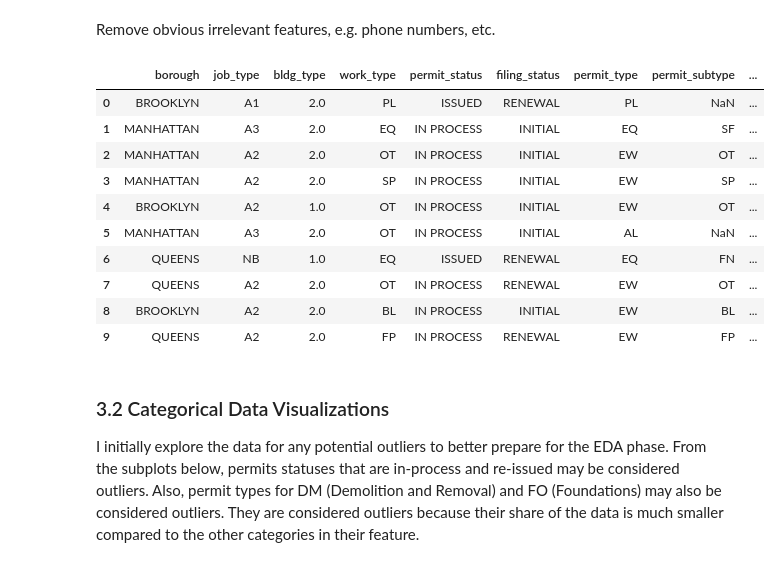
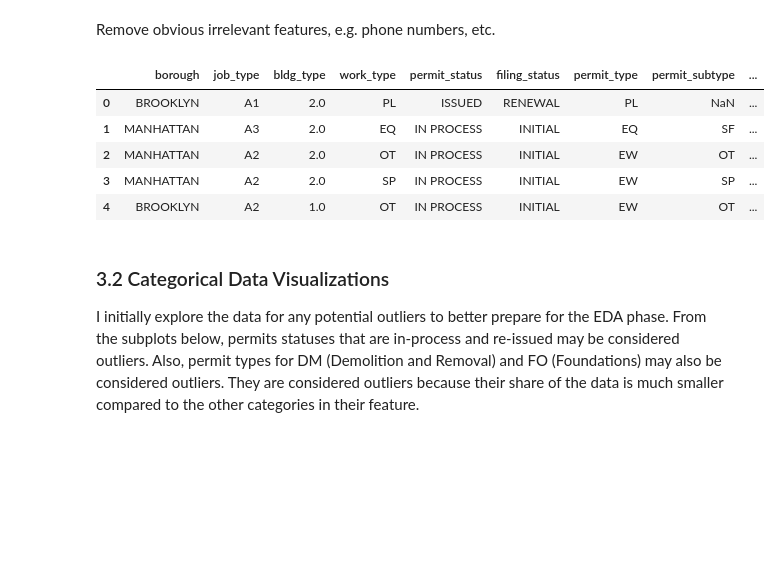
Before and after one commit to dtse91/Springboard, a Jupyter notebook: Capstone 1 Project/Capstone Project 1 Data Wrangling.ipynb, the cells around one changed output. Drawn from its saved outputs; the diff is of its cells as text; code cells hidden in the pictures; blank space fills up the shorter version.

```diff
--- a/Capstone 1 Project/Capstone Project 1 Data Wrangling.ipynb
+++ b/Capstone 1 Project/Capstone Project 1 Data Wrangling.ipynb
@@ -201,7 +201,7 @@ convert_datatype(category_data_types, dtype='category')
 # Convert to DateTime data type
 nyc['filing_date'] = pd.to_datetime(nyc['filing_date'],errors='coerce')
 nyc['issuance_date'] = pd.to_datetime(nyc['issuance_date'],errors='coerce')
-#nyc['expiration_date'] = pd.to_datetime(nyc['expiration_date'],errors='coerce')
+nyc['expiration_date'] = pd.to_datetime(nyc['expiration_date'],errors='coerce')
 nyc.info()
 # %% [output]
 <class 'pandas.core.frame.DataFrame'>
@@ -271,31 +271,18 @@ Luckily, the dependent variable, issue time, has very few NaNs (0.06%). I have d
 # %% [markdown]
 Remove obvious irrelevant features, e.g. phone numbers, etc.
 # %%
-nyc = nyc.drop(['bin_num', 'house_num', 'street_name', 'job_num', 'job_doc_num', 'special_district_1',
-                'special_district_2', 'permit_seq_num', 'oil_gas', 'site_fill', 'permittee_first_name',
-                'permittee_last_name', 'permittee_biz_name', 'permittee_phone_num', 'permittee_license_num',
-                'act_as_superintendent', 'permittee_other_title', 'hic_license', 'site_safety_mgr_first_name',
-                'site_safety_mgr_last_name', 'site_safety_mgr_biz_name', 'superintendent_first_last_name',
-                'superintendent_biz_name', 'owner_biz_type', 'owner_first_name', 'owner_last_name',
-                'owner_house_num', 'owner_house_street', 'owner_house_city', 'owner_house_state',
-                'owner_house_zip', 'owner_phone', 'dob_run_date','self_certification', 'block', 'lot',
-                'community_board', 'zip_code', 'residential', 'owner_biz_name', 'permit_si_num'], axis = 1)
+nyc = nyc.drop(['bin_num', 'house_num', 'street_name', 'job_num', 'job_doc_num', 'special_district_1', 'special_district_2', 'permit_seq_num', 'oil_gas', 'site_fill', 'permittee_first_name', 'permittee_last_name', 'permittee_biz_name', 'permittee_phone_num', 'permittee_license_num', 'act_as_superintendent', 'permittee_other_title', 'hic_license', 'site_safety_mgr_first_name', 'site_safety_mgr_last_name', 'site_safety_mgr_biz_name', 'superintendent_first_last_name', 'superintendent_biz_name', 'owner_biz_type', 'owner_first_name', 'owner_last_name', 'owner_house_num', 'owner_house_street', 'owner_house_city', 'owner_house_state', 'owner_house_zip', 'owner_phone', 'dob_run_date','self_certification', 'block', 'lot','community_board', 'zip_code', 'residential', 'owner_biz_name', 'permit_si_num'], axis = 1)
 # %%
 # View clean dataset
 pd.set_option('display.max_columns', None)
-nyc.head(10)
+nyc.head()
 # %% [output]
 |  | borough | job_type | bldg_type | work_type | permit_status | filing_status | permit_type | permit_subtype | ... |
 | 0 | BROOKLYN | A1 | 2.0 | PL | ISSUED | RENEWAL | PL | NaN | ... |
 | 1 | MANHATTAN | A3 | 2.0 | EQ | IN PROCESS | INITIAL | EQ | SF | ... |
 | 2 | MANHATTAN | A2 | 2.0 | OT | IN PROCESS | INITIAL | EW | OT | ... |
 | 3 | MANHATTAN | A2 | 2.0 | SP | IN PROCESS | INITIAL | EW | SP | ... |
 | 4 | BROOKLYN | A2 | 1.0 | OT | IN PROCESS | INITIAL | EW | OT | ... |
-| 5 | MANHATTAN | A3 | 2.0 | OT | IN PROCESS | INITIAL | AL | NaN | ... |
-| 6 | QUEENS | NB | 1.0 | EQ | ISSUED | RENEWAL | EQ | FN | ... |
-| 7 | QUEENS | A2 | 2.0 | OT | IN PROCESS | RENEWAL | EW | OT | ... |
-| 8 | BROOKLYN | A2 | 2.0 | BL | IN PROCESS | INITIAL | EW | BL | ... |
-| 9 | QUEENS | A2 | 2.0 | FP | IN PROCESS | RENEWAL | EW | FP | ... |
 # %% [markdown]
 ### 3.2 Categorical Data Visualizations
 I initially explore the data for any potential outliers to better prepare for the EDA phase. From the subplots below, permits statuses that are in-process and re-issued may be considered outliers. Also, permit types for DM (Demolition and Removal) and FO (Foundations) may also be considered outliers. They are considered outliers because their share of the data is much smaller compared to the other categories in their feature.
```
